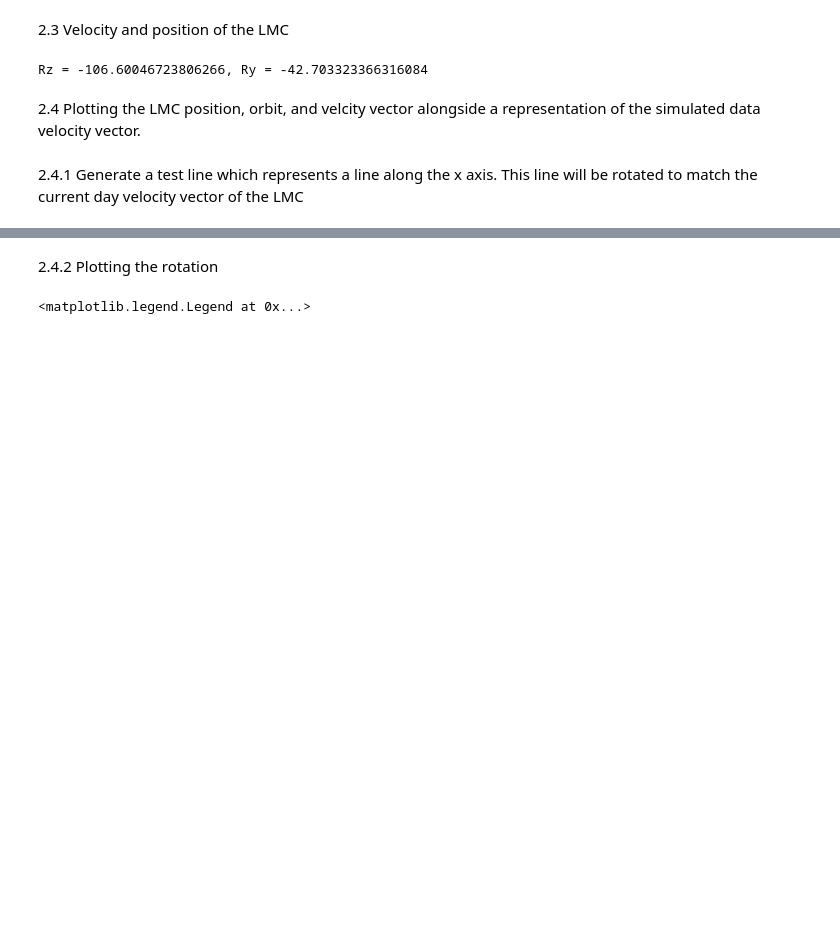
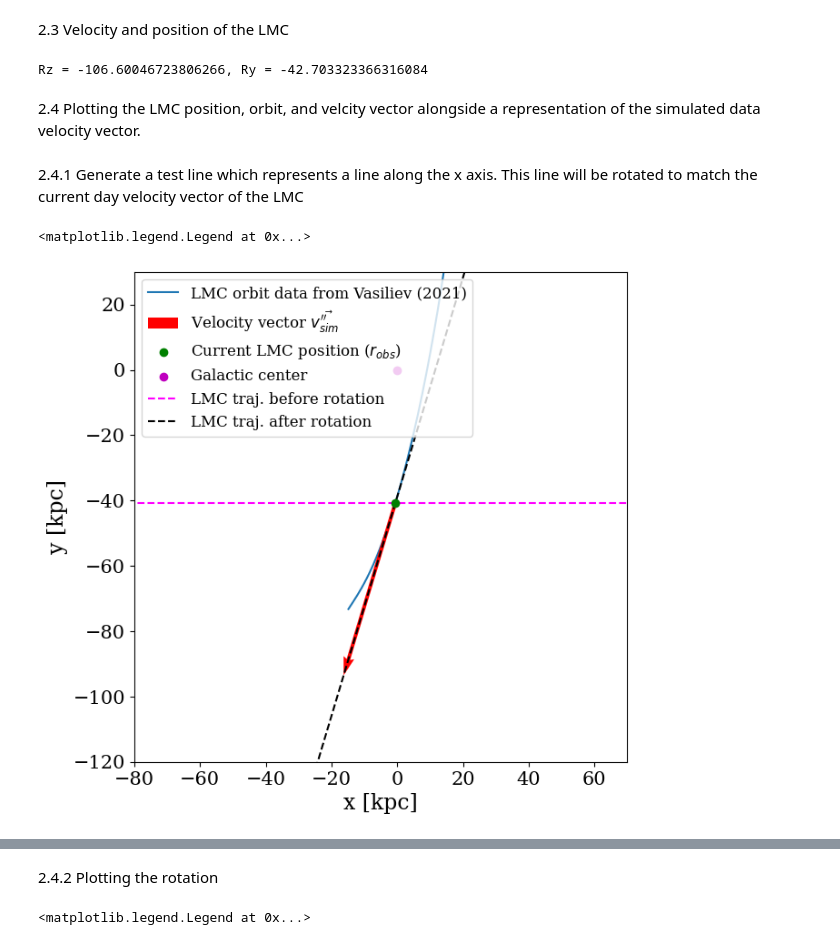
Before and after one commit to TheArchAstronomer/My_thesis, a Jupyter notebook: Rotations.ipynb, the cells around one changed output, grey strips where cells are left out. Cells and saved outputs as stored; diff of their text form; code cells hidden in the pictures; blank space fills up the shorter version.

```diff
--- a/Rotations.ipynb
+++ b/Rotations.ipynb
@@ -362,3 +261,29 @@ line1 = np.array([np.linspace(-300, 300, 31), np.zeros(31), np.zeros(31)])
 
 R = (rz(math.radians(Rz)) @ ry(math.radians(Ry)))
 line2 = R @ line1
+# %%
+plt.rc('text', usetex=False)
+plt.rc('font', family='serif')
+
+fig, ax = plt.subplots(figsize=(7,7))
+plt.plot(orbit['x'], orbit['y'], label='LMC orbit data from Vasiliev (2021)', zorder = 1)
+#axs[0, 0].quiver(origin[0], origin[1], today[0] * 30000000, today[1] * 30000000, angles='xy', scale_units='xy', color='r',  width=0.009)
+plt.quiver(
+    origin[0], origin[1],
+    Ux, Uy,
+    angles='xy', scale_units='xy', scale=2,
+    pivot='tail', color='r', label=r"Velocity vector $\vec{v_{sim}''}$", zorder = 3
+)
+plt.xlim(-80, 70)
+plt.ylim(-120, 30)
+plt.xlabel('x [kpc]', size=17)
+plt.ylabel('y [kpc]', size=17)
+plt.tick_params(axis='both', labelsize=15)
+plt.scatter(origin[0], origin[1], color='g', label= r'Current LMC position ($r_{obs}$)', zorder = 5)
+plt.scatter(0, 0, color='m', label='Galactic center')
+plt.plot(line1[0]+origin[0], line1[1]+origin[1], color='magenta', linestyle='dashed', label='LMC traj. before rotation', zorder = 2)
+plt.plot(line2[0]+origin[0], line2[1]+origin[1], color='black', linestyle='dashed', label='LMC traj. after rotation', zorder = 4)
+plt.legend(loc= 'upper left', prop={'size': 12})
+# %% [output]
+<matplotlib.legend.Legend at 0x...>
+[figure, added]
```
Also changed, not shown: parts of 24 cells of this notebook.
